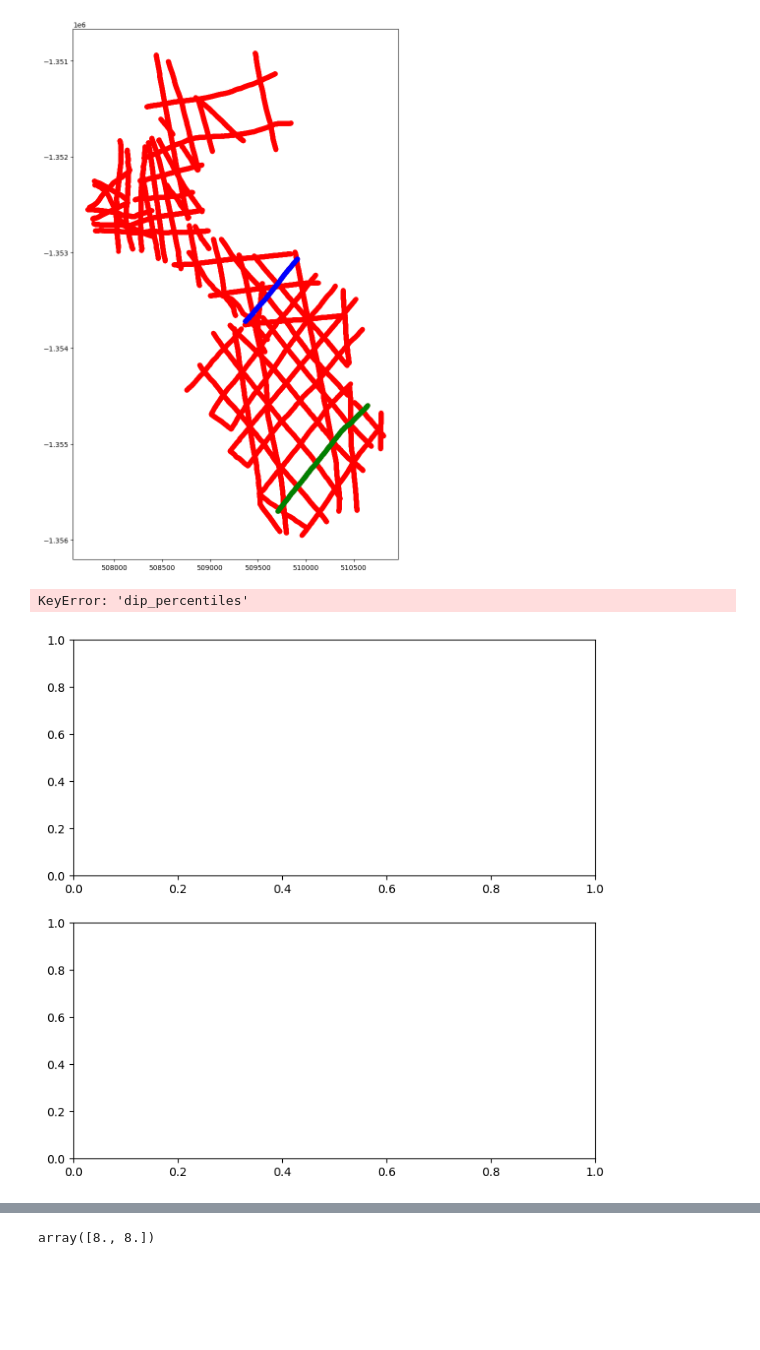
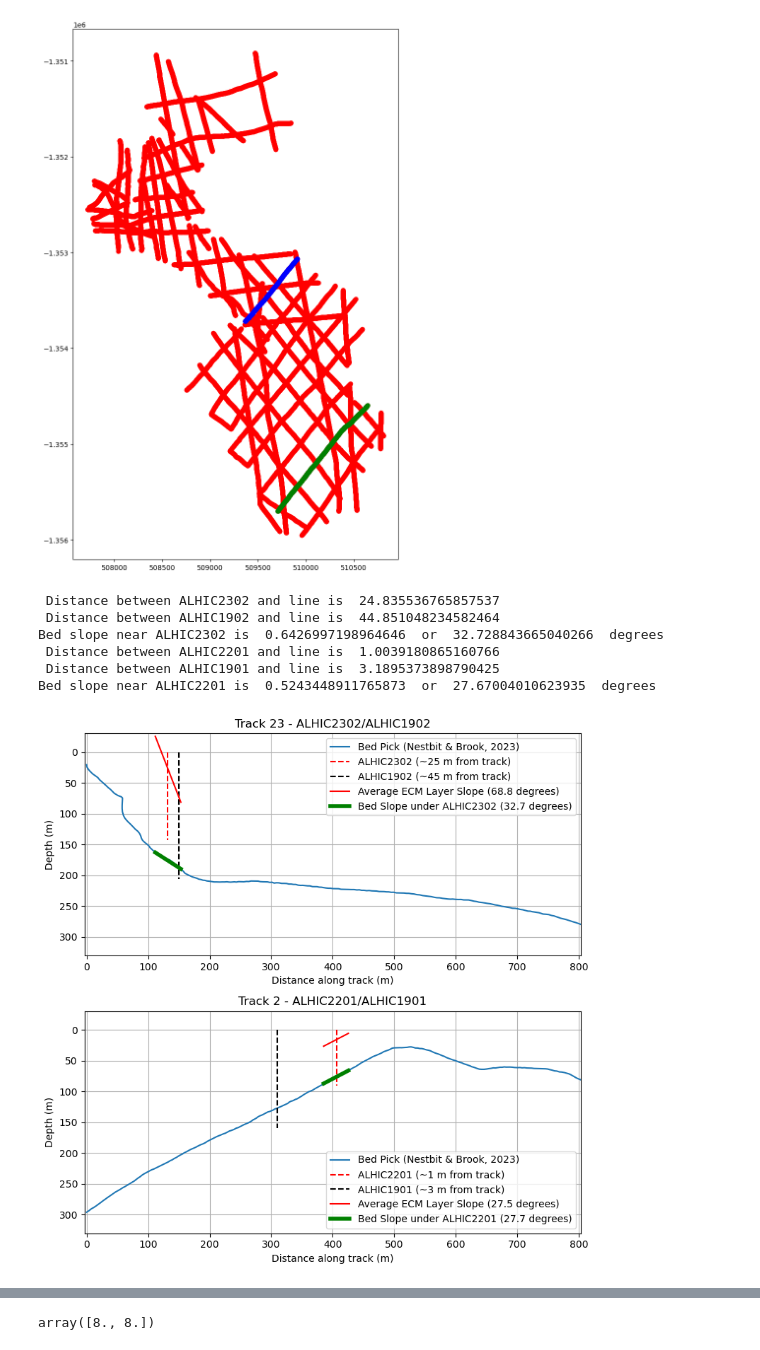
Before and after one commit to liamkirkpatrick/ECM-datascripts, a Jupyter notebook: python_scripts/radar_vis/explore_picks.ipynb, the cells around one changed output, grey strips where cells are left out. Drawn from its saved outputs; the diff is of its cells as text; code cells hidden in the pictures; blank space fills up the shorter version.

Commit message:
plot ECM resutls over radar

```diff
--- a/python_scripts/radar_vis/explore_picks.ipynb
+++ b/python_scripts/radar_vis/explore_picks.ipynb
@@ -182,16 +188,22 @@ line02.plot(ax=ax, color='g')
 # %%
 fig,ax = plt.subplots(2,1,figsize=(8,8))
 
-for line,name,ax,cores in zip([line23,line02],['Track 23','Track 2'],[ax[0],ax[1]],[[ALHIC2302,ALHIC1902],[ALHIC2201,ALHIC1901]]):
+for line,name,ax,cores,core_angle in zip([line23,line02],
+                                         ['Track 23','Track 2'],
+                                         [ax[0],ax[1]],
+                                         [[ALHIC2302,ALHIC1902],[ALHIC2201,ALHIC1901]],
+                                         [alhic2302_angle,alhic2201_angle]):
+    # Load radar angle data
+    angles = []
+    angle_depth = []
+    for idx,row in core_angle.iterrows():
+        percentiles = row['dip_percentiles']
+        median = percentiles[2]
+        angle_depth.append(row['depth'])
+        angles.append(median)
 
-    # Load radar angle data
-    core = cores[0]
-    angle_df = pd.read_pickle('../../data/angles/'+core.name+'_angles.df')
-    for idx,row in angle_df.iterrows():
-        percentiles = row['dip_percentiles'].to_numpy()
-        median = percentiles[2]
-
-        print(median)
+    angle_mean = np.mean(angles)
+    angle_depth_mean = np.mean(angle_depth)
 
 
     # Get the latitude, longitude, and depth values
@@ -218,6 +230,8 @@ for line,name,ax,cores in zip([line23,line02],['Track 23','Track 2'],[ax[0],ax[1
         label = core.name + ' (~'+str(round(core.track_dist))+' m from track)'
         ax.plot([dist[core.track_idx],dist[core.track_idx]],[0,core.depth],c,label=label)
 
+
+
     # calculate the bed slope near the core
     core = cores[0] # pick relevant core
     idx = core.track_idx
@@ -229,37 +243,58 @@ for line,name,ax,cores in zip([line23,line02],['Track 23','Track 2'],[ax[0],ax[1
     dip = np.arctan(slope)*180/np.pi
     print('Bed slope near '+core.name+' is ',slope,' or ',dip,' degrees')
 
+    # Plot ECM angle
+    hor = (dist[idx_max] - dist[idx_min])/2
+    if name == 'Track 23':
+        mult = 1
+    else:
+        mult = -1
+    offset = hor * np.tan(angle_mean*np.pi/180)
+    ax.plot([dist[idx_min],dist[idx_max]],
+            [angle_depth_mean-offset*mult,angle_depth_mean+offset*mult],
+            'r',
+            label = 'Average ECM Layer Slope ('+str(round(angle_mean,1))+' degrees)')
+
+
     # plot the bed slope
-    ax.plot([dist_min,dist_max],[depth[idx_min],depth[idx_max]],'r',label='Bed Slope under '+core.name+' ('+str(round(dip,1))+' degrees)',linewidth=4)
+    ax.plot([dist[idx_min],dist[idx_max]],[depth[idx_min],depth[idx_max]],
+            'g',
+            label='Bed Slope under '+core.name+' ('+str(round(dip,1))+' degrees)',
+            linewidth=4)
 
     # set axis to equal scale
     ax.axis('equal')
 
     # apply x axis limits
     if name == 'Track 23':
         ax.set_xlim(0,800)
         ax.legend(loc='upper right')
     else:
         ax.set_xlim(0,800)
         ax.legend(loc='lower right')
 
 
     # plot housekeeping
     title = name + ' - ' + cores[0].name +'/'+cores[1].name
     ax.set_title(title)
     ax.set_xlabel('Distance along track (m)')
     ax.set_ylabel('Depth (m)')
     ax.set_ylim(300,0)
     ax.grid(True)
 
 fig.tight_layout()
 
 # get size
 #sz = fig.get_size_inches()
 #fig.set_size_inches(sz[0]*1.5, sz[1]*1.5)
 # %% [output]
-KeyError: 'dip_percentiles'
+ Distance between ALHIC2302 and line is  24.835536765857537
+ Distance between ALHIC1902 and line is  44.851048234582464
+Bed slope near ALHIC2302 is  0.6426997198964646  or  32.728843665040266  degrees
+ Distance between ALHIC2201 and line is  1.0039180865160766
+ Distance between ALHIC1901 and line is  3.1895373898790425
+Bed slope near ALHIC2201 is  0.5243448911765873  or  27.67004010623935  degrees
-[figure, old version]
+[figure, new version]
 # %%
 row
 # %% [output]
```
Also changed, not shown: parts of 4 cells of this notebook.
